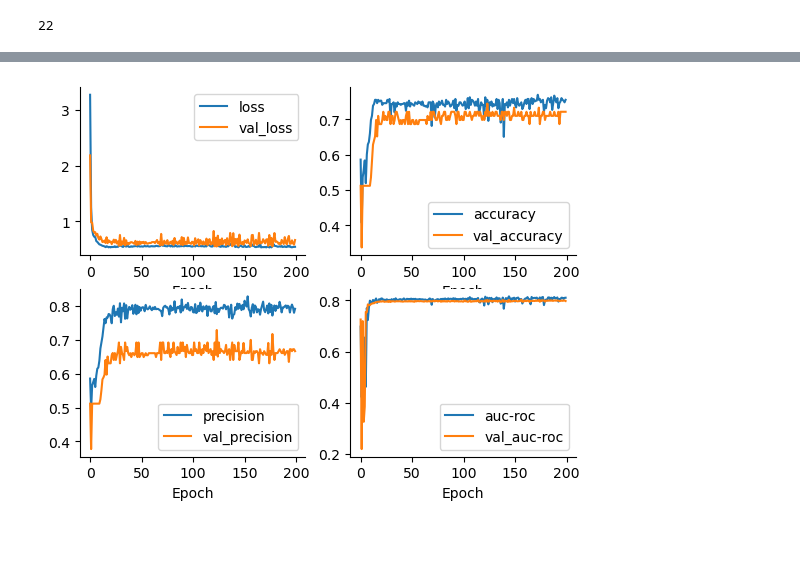
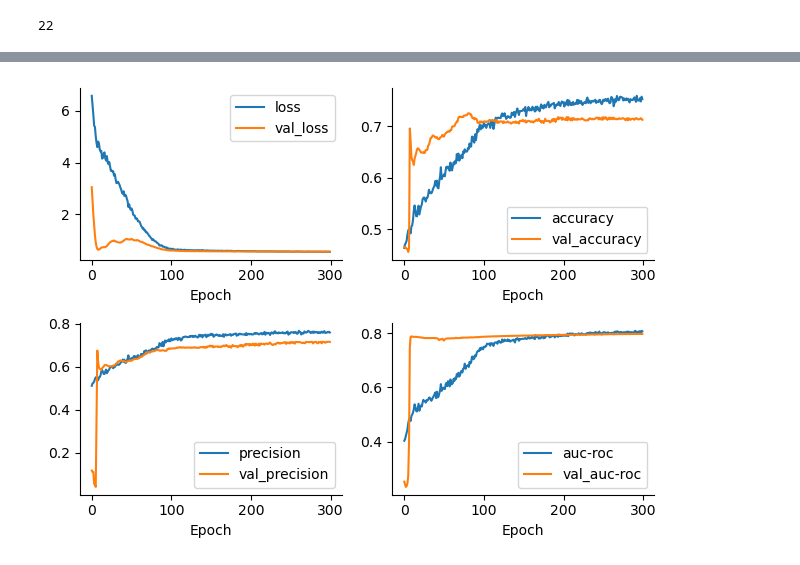
Before and after one commit to Mschaid/ENIGMA, a Jupyter notebook: notebooks/development/classifier_01.ipynb, the cells around one changed output, grey strips where cells are left out. Drawn from its saved outputs; the diff is of its cells as text; code cells hidden in the pictures; blank space fills up the shorter version.

Commit message:
final base classifier

```diff
--- a/notebooks/development/classifier_01.ipynb
+++ b/notebooks/development/classifier_01.ipynb
@@ -49,5 +54,5 @@ sns.jointplot(
 # %%
-classifer_processor = (TrainingProcessor(max_min[::10])
+classifer_processor = (TrainingProcessor(max_min)
                        .drop_colinear_columns('action_escape')
                        .query_sensor_and_sort_trials_by_subject(sensor = 'DA')
                        .split_train_val_test_by_subject(target = 'action_avoid')
@@ -62,20 +69,24 @@ tf.keras.backend.clear_session()
 # %%
 base_model = tf.keras.models.Sequential([
     tf.keras.layers.Input(shape = (classifer_processor.train_x.shape[1],)),
-    # tf.keras.layers.Normalization(),
-    tf.keras.layers.Dense(64, activation='relu'),
-    tf.keras.layers.Dense(64, activation='relu'),
-    tf.keras.layers.Dense(64, activation='relu'),
+    tf.keras.layers.Normalization(),
+    # tf.keras.layers.Dense(10, activation='relu'),
+    # tf.keras.layers.Dense(10, activation='relu'),
+    tf.keras.layers.Dense(10, activation='relu'),
+    tf.keras.layers.Dropout(0.3),
     tf.keras.layers.Dense(1, activation='sigmoid')
 ])
+
 metrics = [tf.keras.metrics.BinaryAccuracy(name='accuracy'),
            tf.keras.metrics.Precision(name='precision'),
            tf.keras.metrics.Recall(name='recall'),
            tf.keras.metrics.AUC(name='auc-roc')]
 opt = tf.keras.optimizers.Adam(learning_rate=0.0001)
-base_model.compile(optimizer=opt,loss='binary_crossentropy',metrics=metrics)
+base_model.compile(optimizer=opt,
+                   loss=tf.keras.losses.BinaryCrossentropy(),
+                   metrics=metrics)
 base_model.fit(classifer_processor.train_x, classifer_processor.train_y,
-          epochs=200, batch_size=32,
+          epochs=300 , batch_size=100,
           validation_data=(classifer_processor.val_x, classifer_processor.val_y))
 # %% [output]
 WARNING:absl:At this time, the v2.11+ optimizer `tf.keras.optimizers.Adam` runs slowly on M1/M2 Macs, please use the legacy Keras optimizer instead, located at `tf.keras.optimizers.legacy.Adam`.
@@ -101,18 +133,17 @@ Epoch 200/200
 # %%
 fig, ax = plt.subplots(2,2)
 
 def plot_metrics(*metrics, model, title, ax):
     for metric in metrics:
         ax.plot(model.history.history[f'{metric}'], label=f'{metric}')
-        # ax.title(f'{title}')
-        # plt.yscale('log')
         ax.set_xlabel('Epoch')
         ax.legend()
         sns.despine()
 
 plot_metrics('loss', 'val_loss', model = base_model, title = 'Loss', ax = ax[0,0])
 plot_metrics('accuracy', 'val_accuracy', model = base_model, title = 'Accuracy', ax = ax[0,1])
 plot_metrics('precision', 'val_precision', model = base_model, title = 'Precision', ax = ax[1,0])
 plot_metrics('auc-roc', 'val_auc-roc', model = base_model, title = 'Recall', ax = ax[1,1])
+plt.tight_layout()
 # %% [output]
-[figure, old version]
+[figure, new version]
```
Also changed, not shown: parts of 25 cells of this notebook.
